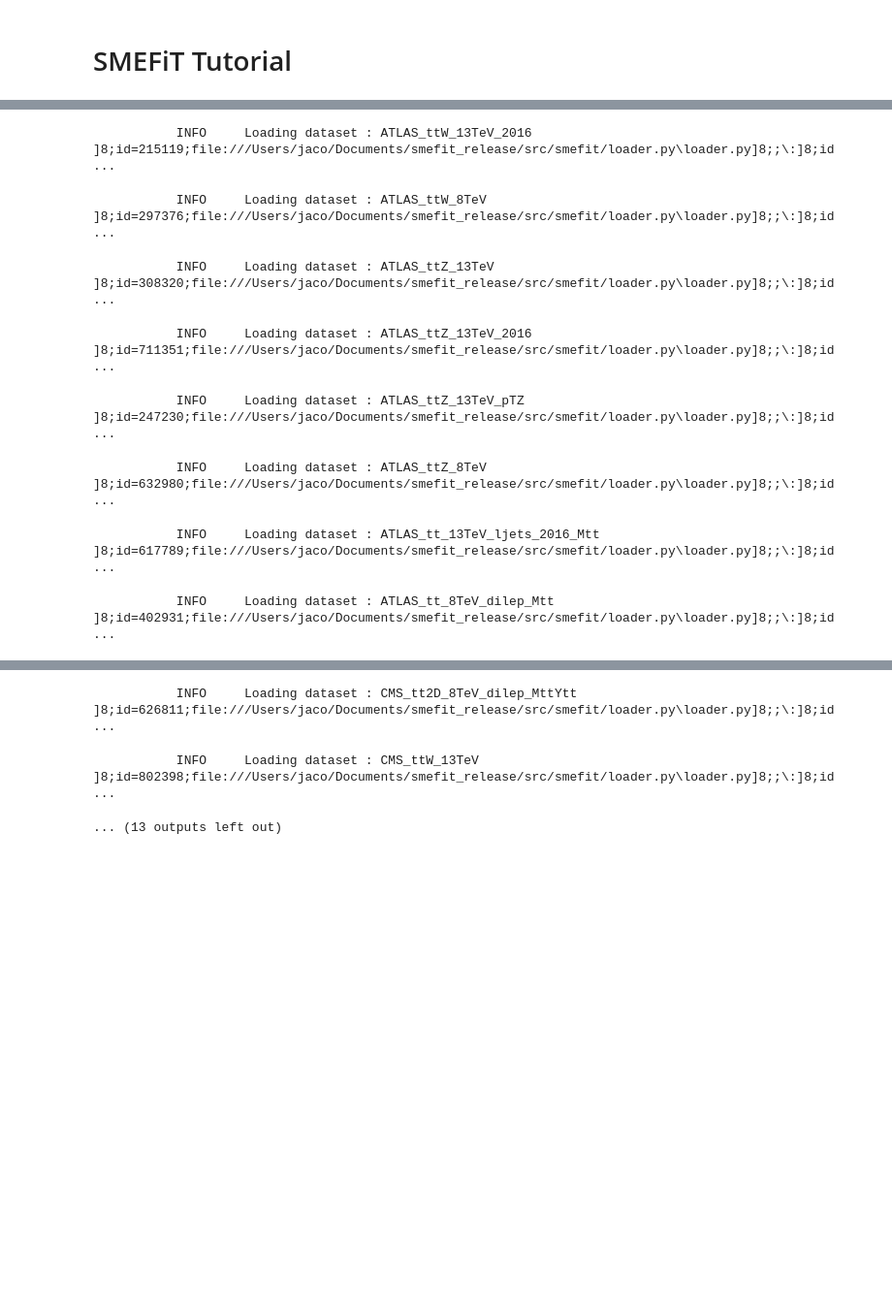
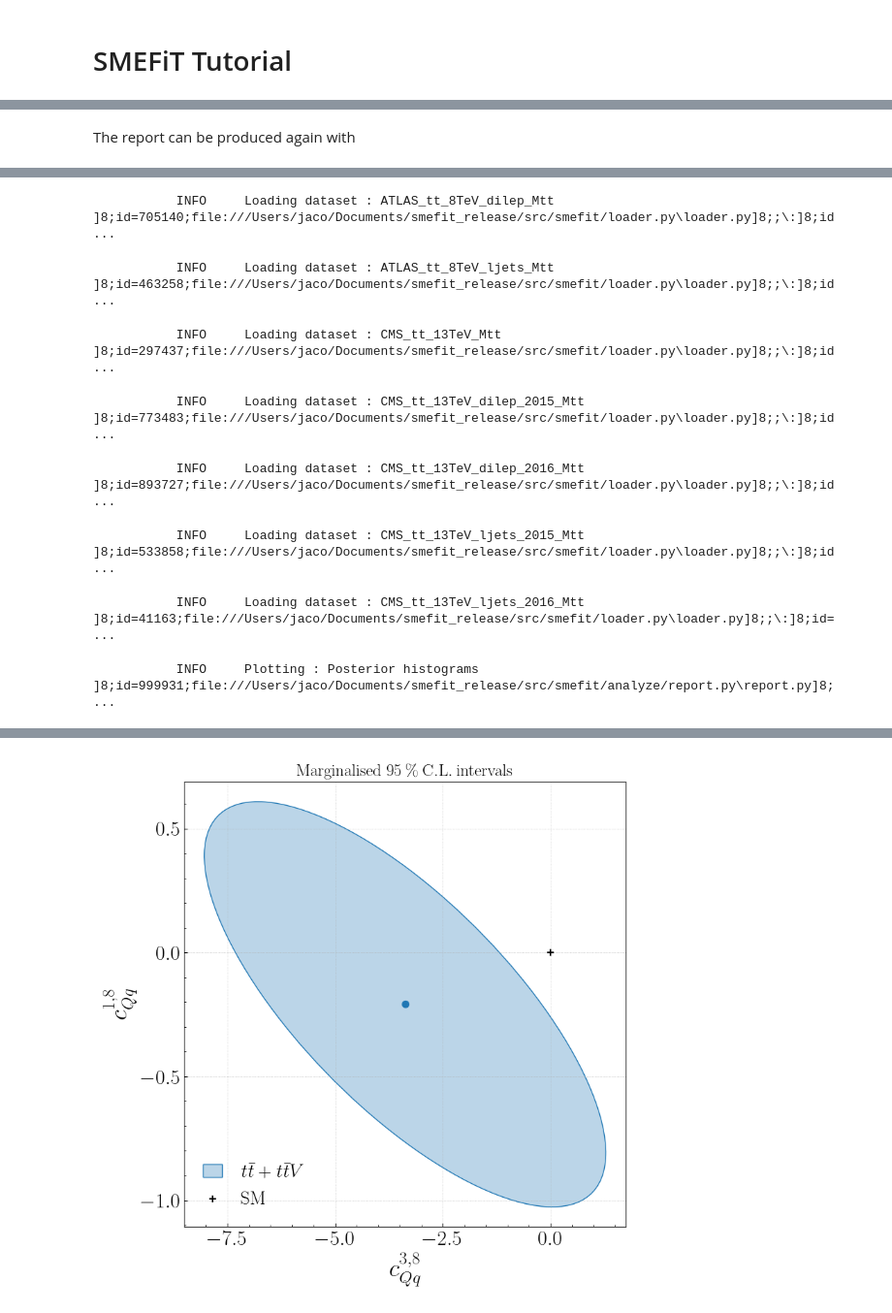
Before and after one commit to LHCfitNikhef/smefit_release, a Jupyter notebook: tutorial/tutorial.ipynb, the cells around one changed output, grey strips where cells are left out. Shown: that part at 97% size. Drawn from its saved outputs; the diff is of its cells as text; code cells hidden in the pictures; blank space fills up the shorter version.

Commit message:
updating tutorial

```diff
--- a/tutorial/tutorial.ipynb
+++ b/tutorial/tutorial.ipynb
@@ -34,3 +55,14 @@ Download the smefit database
 # %%
-smefit_database_url = 'https://github.com/LHCfitNikhef/smefit_database/archive/refs/heads/main.zip'
-smefit_database = file_downloader(smefit_database_url);
+def file_downloader(url, download_dir='./downloads'):
+
+    if not os.path.exists(download_dir):
+        os.mkdir(download_dir)
+
+    file = wget.download(url, out=download_dir)
+    return file
+
+smefit_database = file_downloader('https://github.com/LHCfitNikhef/smefit_database/archive/refs/heads/main.zip')
+runcard_fit = file_downloader('https://raw.githubusercontent.com/LHCfitNikhef/smefit_release/tutorial/tutorial/runcard_fit.yaml')
+runcard_report = file_downloader('htps://raw.githubusercontent.com/LHCfitNikhef/smefit_release/tutorial/tutorial/runcard_report.yaml')
+
+subprocess.run([f"unzip {smefit_database} -d ./downloads"], capture_output=False, shell=True, text=False)
@@ -105,3 +165,8 @@ runner_higgs.global_analysis("A")
+# %% [markdown]
+The report can be produced again with
 # %%
 make_report("./downloads/runcard_report_sym.yaml")
+
+# show the exclusion contour
+Image(filename='./reports/report_sym/contours_2d.png')
 # %% [output]
@@ -109,8 +174,8 @@ make_report("./downloads/runcard_report_sym.yaml")
-           INFO     Loading dataset : ATLAS_ttW_13TeV_2016                                            ]8;id=215119;file:///Users/jaco/Documents/smefit_release/src/smefit/loader.py\loader.py]8;;\:]8;id ...
+           INFO     Loading dataset : ATLAS_tt_8TeV_dilep_Mtt                                         ]8;id=705140;file:///Users/jaco/Documents/smefit_release/src/smefit/loader.py\loader.py]8;;\:]8;id ...
-           INFO     Loading dataset : ATLAS_ttW_8TeV                                                  ]8;id=297376;file:///Users/jaco/Documents/smefit_release/src/smefit/loader.py\loader.py]8;;\:]8;id ...
+           INFO     Loading dataset : ATLAS_tt_8TeV_ljets_Mtt                                         ]8;id=463258;file:///Users/jaco/Documents/smefit_release/src/smefit/loader.py\loader.py]8;;\:]8;id ...
-           INFO     Loading dataset : ATLAS_ttZ_13TeV                                                 ]8;id=308320;file:///Users/jaco/Documents/smefit_release/src/smefit/loader.py\loader.py]8;;\:]8;id ...
+           INFO     Loading dataset : CMS_tt_13TeV_Mtt                                                ]8;id=297437;file:///Users/jaco/Documents/smefit_release/src/smefit/loader.py\loader.py]8;;\:]8;id ...
-           INFO     Loading dataset : ATLAS_ttZ_13TeV_2016                                            ]8;id=711351;file:///Users/jaco/Documents/smefit_release/src/smefit/loader.py\loader.py]8;;\:]8;id ...
+           INFO     Loading dataset : CMS_tt_13TeV_dilep_2015_Mtt                                     ]8;id=773483;file:///Users/jaco/Documents/smefit_release/src/smefit/loader.py\loader.py]8;;\:]8;id ...
-           INFO     Loading dataset : ATLAS_ttZ_13TeV_pTZ                                             ]8;id=247230;file:///Users/jaco/Documents/smefit_release/src/smefit/loader.py\loader.py]8;;\:]8;id ...
+           INFO     Loading dataset : CMS_tt_13TeV_dilep_2016_Mtt                                     ]8;id=893727;file:///Users/jaco/Documents/smefit_release/src/smefit/loader.py\loader.py]8;;\:]8;id ...
-           INFO     Loading dataset : ATLAS_ttZ_8TeV                                                  ]8;id=632980;file:///Users/jaco/Documents/smefit_release/src/smefit/loader.py\loader.py]8;;\:]8;id ...
+           INFO     Loading dataset : CMS_tt_13TeV_ljets_2015_Mtt                                     ]8;id=533858;file:///Users/jaco/Documents/smefit_release/src/smefit/loader.py\loader.py]8;;\:]8;id ...
-           INFO     Loading dataset : ATLAS_tt_13TeV_ljets_2016_Mtt                                   ]8;id=617789;file:///Users/jaco/Documents/smefit_release/src/smefit/loader.py\loader.py]8;;\:]8;id ...
+           INFO     Loading dataset : CMS_tt_13TeV_ljets_2016_Mtt                                     ]8;id=41163;file:///Users/jaco/Documents/smefit_release/src/smefit/loader.py\loader.py]8;;\:]8;id= ...
-           INFO     Loading dataset : ATLAS_tt_8TeV_dilep_Mtt                                         ]8;id=402931;file:///Users/jaco/Documents/smefit_release/src/smefit/loader.py\loader.py]8;;\:]8;id ...
+           INFO     Plotting : Posterior histograms                                                   ]8;id=999931;file:///Users/jaco/Documents/smefit_release/src/smefit/analyze/report.py\report.py]8; ...
@@ -118,3 +183 @@ make_report("./downloads/runcard_report_sym.yaml")
-           INFO     Loading dataset : CMS_tt2D_8TeV_dilep_MttYtt                                      ]8;id=626811;file:///Users/jaco/Documents/smefit_release/src/smefit/loader.py\loader.py]8;;\:]8;id ...
-           INFO     Loading dataset : CMS_ttW_13TeV                                                   ]8;id=802398;file:///Users/jaco/Documents/smefit_release/src/smefit/loader.py\loader.py]8;;\:]8;id ...
-... (13 outputs left out)
+[figure, added]
```
Also changed, not shown: parts of 34 cells of this notebook.
